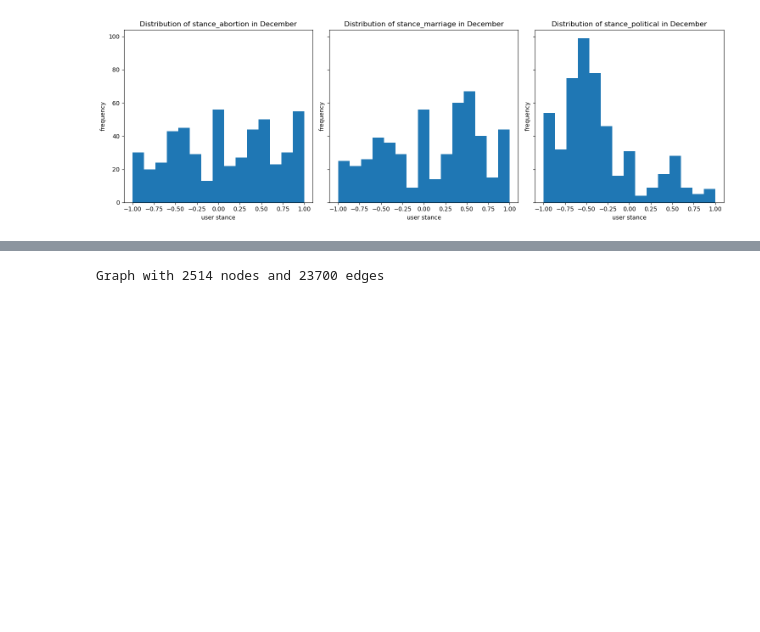
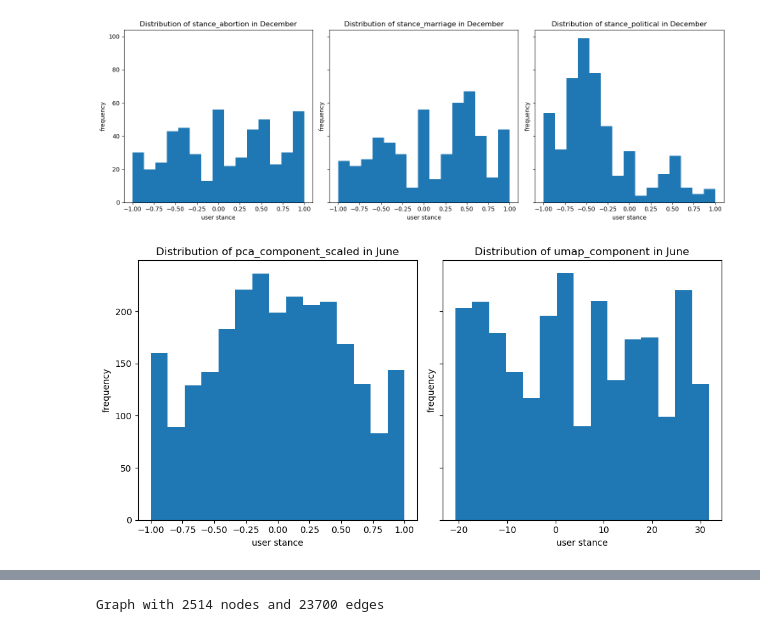
Before and after one commit to b0psheva27/BSc_project_polarization, a Jupyter notebook: notebooks/09_analysis.ipynb, the cells around one changed output, grey strips where cells are left out. Saved outputs shown, nothing was run; the diff lists cells and outputs as text; code cells hidden in the pictures; blank space fills up the shorter version.

Commit message:
added distribution plots and plots of the networks
Co-Authored-By: b0psheva27 <129192578+b0psheva27@users.noreply.github.com>

```diff
--- a/notebooks/09_analysis.ipynb
+++ b/notebooks/09_analysis.ipynb
@@ -34,3 +34,7 @@ plot_c_subplot(june_df, ["stance_abortion", "stance_marriage", "stance_political
 plot_c_subplot(dec_df, ["stance_abortion", "stance_marriage", "stance_political"], month = "December")
 # %% [output]
 [figure]
+# %%
+plot_c_subplot(june_df, ["pca_component_scaled", "umap_component"], month = "June", num_plots=2)
+# %% [output]
+[figure, added]
```
Also changed, not shown: parts of 10 cells of this notebook.
